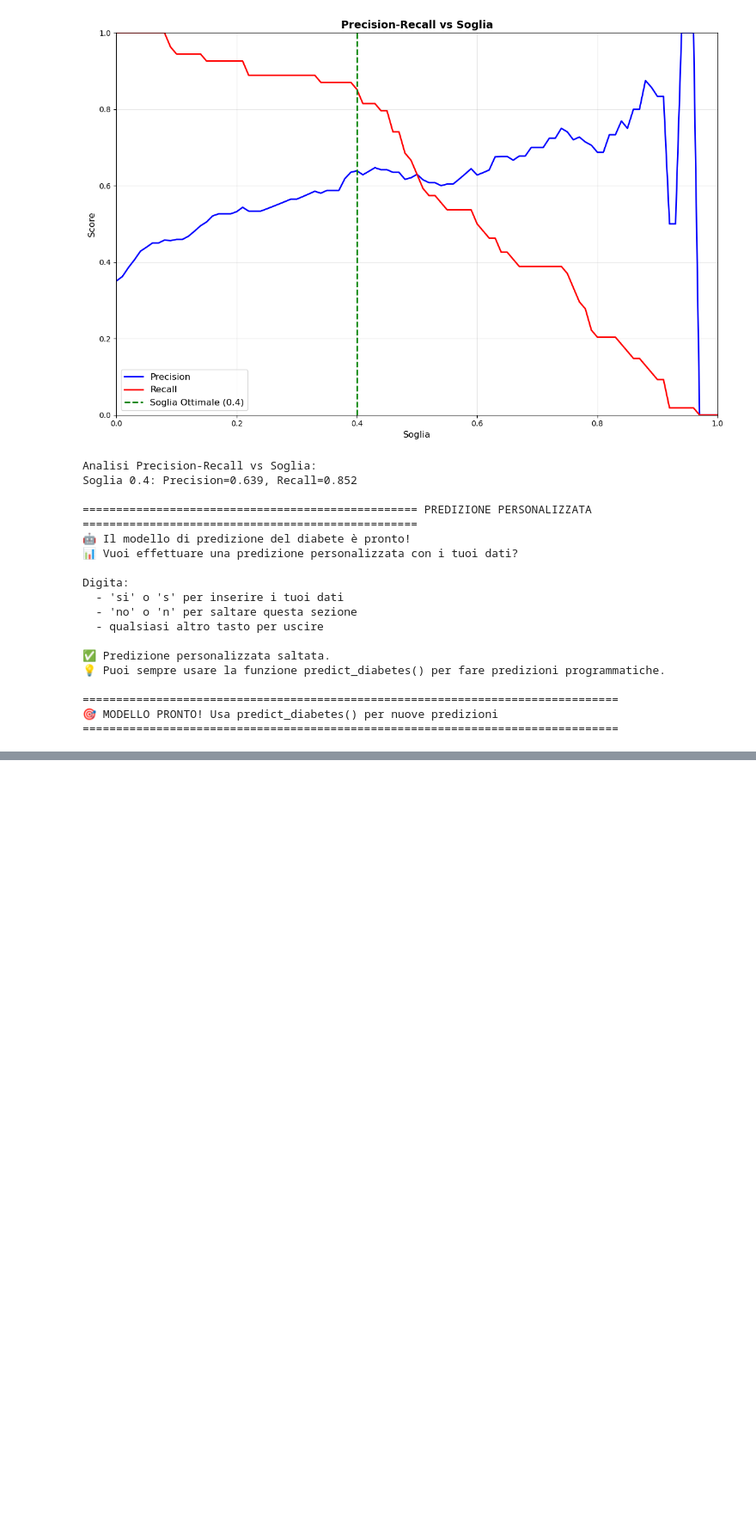
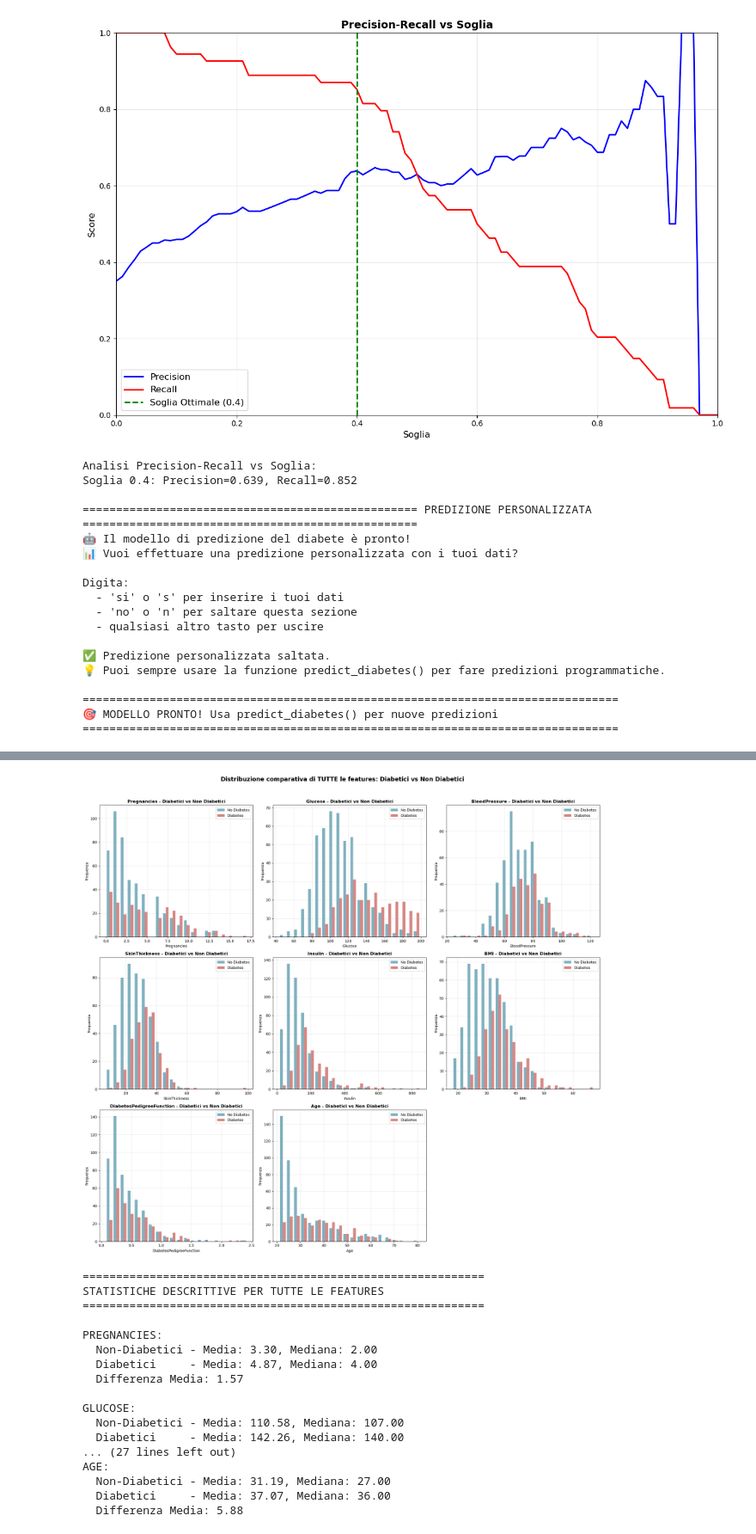
Before and after one commit to BioImad/ML, a Jupyter notebook: Diabetev7ESAME.ipynb, the cells around one changed output, grey strips where cells are left out. Shown at 86% size. Saved outputs shown, nothing was run; the diff lists cells and outputs as text; code cells hidden in the pictures; blank space fills up the shorter version.

```diff
--- a/Diabetev7ESAME.ipynb
+++ b/Diabetev7ESAME.ipynb
@@ -466,0 +475,75 @@ Digita:
+# %%
+features_to_plot = ['Pregnancies', 'Glucose', 'BloodPressure', 'SkinThickness', 'Insulin', 'BMI', 'DiabetesPedigreeFunction', 'Age']
+fig, axes = plt.subplots(3, 3, figsize=(20, 18))  # 3x3 grid per 8 features + 1 spazio vuoto
+axes = axes.ravel()
+
+colors = ['#4A90A4', '#C85450']
+for i, feature in enumerate(features_to_plot):
+    diabetic = df_clean[df_clean['Outcome'] == 1][feature]
+    non_diabetic = df_clean[df_clean['Outcome'] == 0][feature]
+
+    axes[i].hist([non_diabetic, diabetic], bins=20, alpha=0.7,
+                label=['No Diabetes', 'Diabetes'], color=colors)
+    axes[i].set_title(f'{feature} - Diabetici vs Non Diabetici', fontweight='bold')
+    axes[i].set_xlabel(feature)
+    axes[i].set_ylabel('Frequenza')
+    axes[i].legend()
+    axes[i].grid(True, alpha=0.3)
+
+# Rimuovi l'ultimo subplot vuoto
+axes[-1].remove()
+
+plt.suptitle('Distribuzione comparativa di TUTTE le features: Diabetici vs Non Diabetici',
+             fontsize=16, fontweight='bold', y=1.02)
+plt.tight_layout()
+plt.show()
+
+# Statistiche descrittive per tutte le features
+print(f"\n{'='*60}")
+print("STATISTICHE DESCRITTIVE PER TUTTE LE FEATURES")
+print(f"{'='*60}")
+
+for feature in features_to_plot:
+    diabetic_stats = df_clean[df_clean['Outcome'] == 1][feature].describe()
+    non_diabetic_stats = df_clean[df_clean['Outcome'] == 0][feature].describe()
+
+    print(f"\n{feature.upper()}:")
+    print(f"  Non-Diabetici - Media: {non_diabetic_stats['mean']:.2f}, Mediana: {non_diabetic_stats['50%']:.2f}")
+    print(f"  Diabetici     - Media: {diabetic_stats['mean']:.2f}, Mediana: {diabetic_stats['50%']:.2f}")
+    print(f"  Differenza Media: {diabetic_stats['mean'] - non_diabetic_stats['mean']:.2f}")
+
+# Boxplot per una visualizzazione alternativa
+fig, axes = plt.subplots(3, 3, figsize=(20, 18))
+axes = axes.ravel()
+
+for i, feature in enumerate(features_to_plot):
+    df_clean.boxplot(column=feature, by='Outcome', ax=axes[i])
+    axes[i].set_title(f'{feature} - Boxplot per Outcome')
+    axes[i].set_xlabel('Outcome (0=No Diabetes, 1=Diabetes)')
+    axes[i].set_ylabel(feature)
+
+# Rimuovi l'ultimo subplot vuoto
+axes[-1].remove()
+
+plt.suptitle('Boxplot di TUTTE le features per Outcome', fontsize=16, fontweight='bold')
+plt.tight_layout()
+plt.show()
+# %% [output]
+[figure, added]
+============================================================
+STATISTICHE DESCRITTIVE PER TUTTE LE FEATURES
+============================================================
+
+PREGNANCIES:
+  Non-Diabetici - Media: 3.30, Mediana: 2.00
+  Diabetici     - Media: 4.87, Mediana: 4.00
+  Differenza Media: 1.57
+
+GLUCOSE:
+  Non-Diabetici - Media: 110.58, Mediana: 107.00
+  Diabetici     - Media: 142.26, Mediana: 140.00
+... (27 lines left out)
+AGE:
+  Non-Diabetici - Media: 31.19, Mediana: 27.00
+  Diabetici     - Media: 37.07, Mediana: 36.00
+  Differenza Media: 5.88
```
Also changed, not shown: parts of 3 cells of this notebook.
